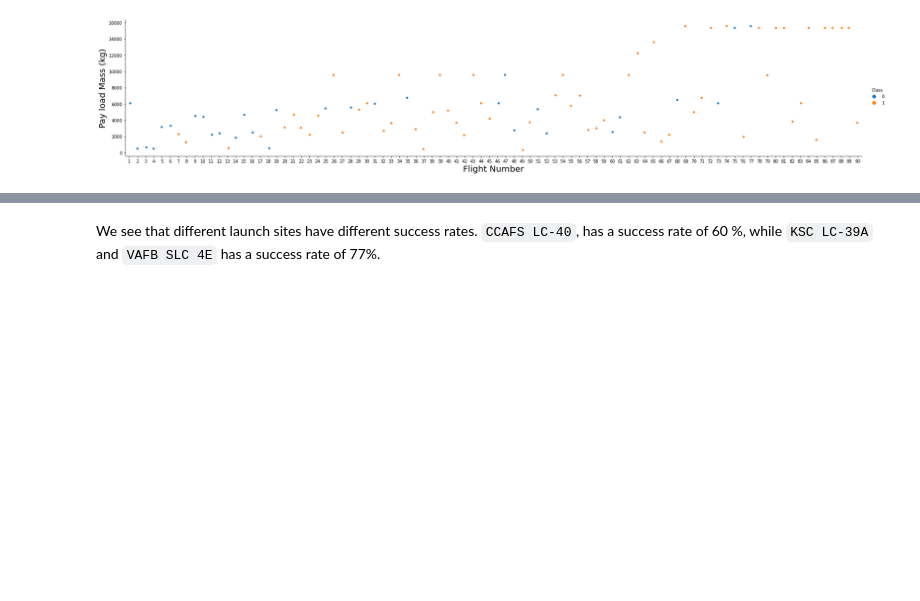
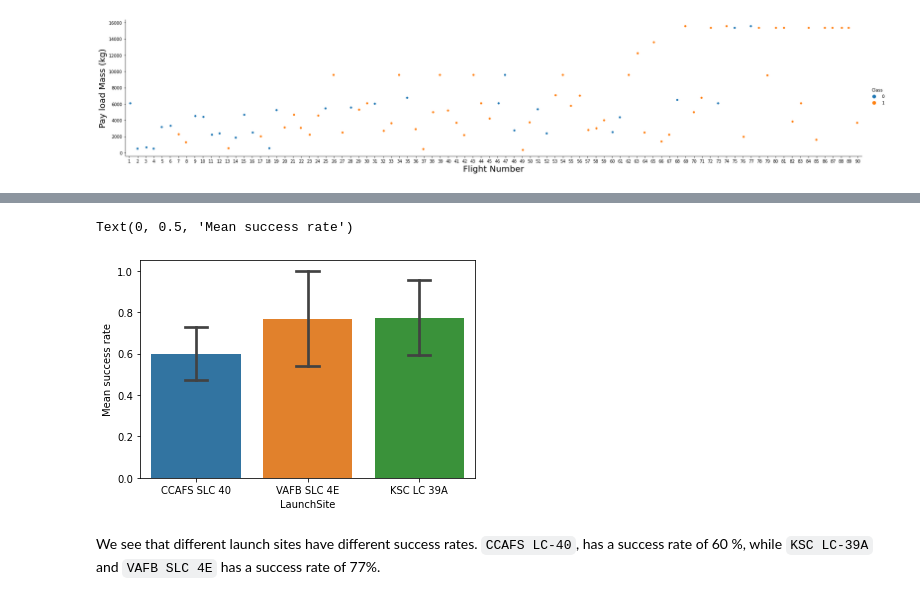
Before and after one commit to JPow/Capstone, a Jupyter notebook: 4. Final jupyter-labs-eda-dataviz.ipynb, the cells around one changed output, grey strips where cells are left out. Cells and saved outputs as stored; diff of their text form; code cells hidden in the pictures; blank space fills up the shorter version.

```diff
--- a/4. Final jupyter-labs-eda-dataviz.ipynb
+++ b/4. Final jupyter-labs-eda-dataviz.ipynb
@@ -77,3 +91,9 @@ plt.show()
+# %%
+sns.barplot(x="LaunchSite", y="Class", data=df, capsize=.2)
+plt.ylabel("Mean success rate")
+# %% [output]
+Text(0, 0.5, 'Mean success rate')
+[figure, added]
 # %% [markdown]
 We see that different launch sites have different success rates.  <code>CCAFS LC-40</code>, has a success rate of 60 %, while  <code>KSC LC-39A</code> and <code>VAFB SLC 4E</code> has a success rate of 77%.
 # %% [markdown]
```
Also changed, not shown: parts of 2 cells of this notebook.
